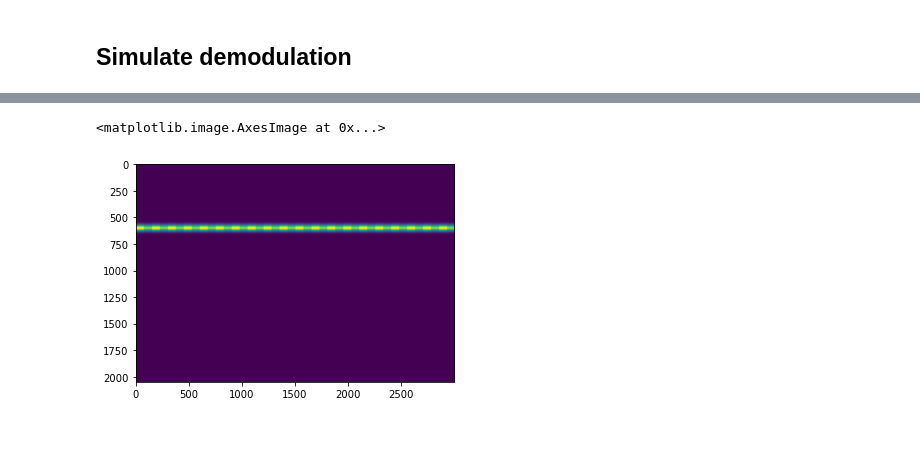
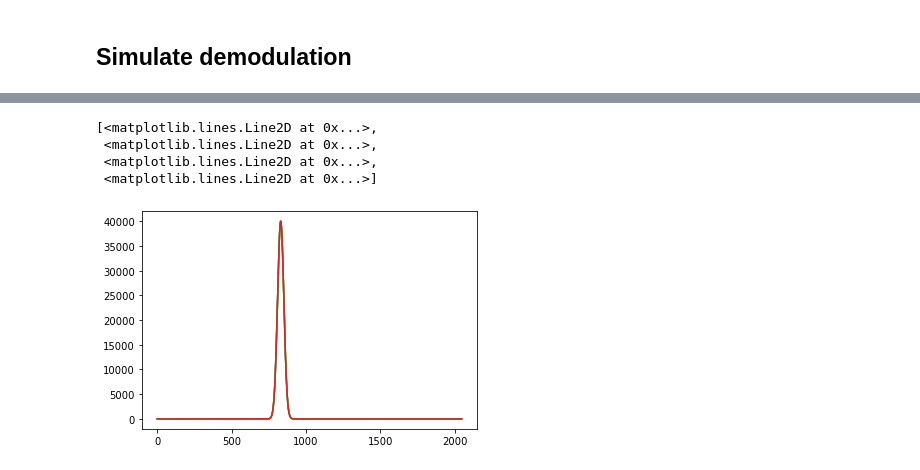
Before and after one commit to Bruyant/MChD-python, a Jupyter notebook: src/mchd_python/Demod.ipynb, the cells around one changed output, grey strips where cells are left out. Saved outputs shown, nothing was run; the diff lists cells and outputs as text; code cells hidden in the pictures; blank space fills up the shorter version.

```diff
--- a/src/mchd_python/Demod.ipynb
+++ b/src/mchd_python/Demod.ipynb
@@ -230,12 +289,15 @@ plot(spectrum)
 # %%
 from scipy import signal
-l=3000
-ttlin=signal.square(np.arange(l)/150*2*pi)
-mod=1+1/10*ttlin
-modsig=np.repeat(spectrum, l).reshape(2048,l)*mod
+l=2000*15
+amp=40000
+ttlin=1+signal.square(np.arange(l)/15*2*pi)
+mod=1+0/2000*ttlin
+modsig=amp*np.repeat(spectrum, l).reshape(2048,l)*mod
+plot(modsig[:,:50:14])
+# %% [output]
+[<matplotlib.lines.Line2D at 0x...>,
+ <matplotlib.lines.Line2D at 0x...>,
+ <matplotlib.lines.Line2D at 0x...>,
+ <matplotlib.lines.Line2D at 0x...>]
+[figure, added]
-# %%
-imshow(modsig)
-# %% [output]
-<matplotlib.image.AxesImage at 0x...>
-[figure, removed]
 # %%
```
Also changed, not shown: parts of 18 cells of this notebook, 2 other files.
